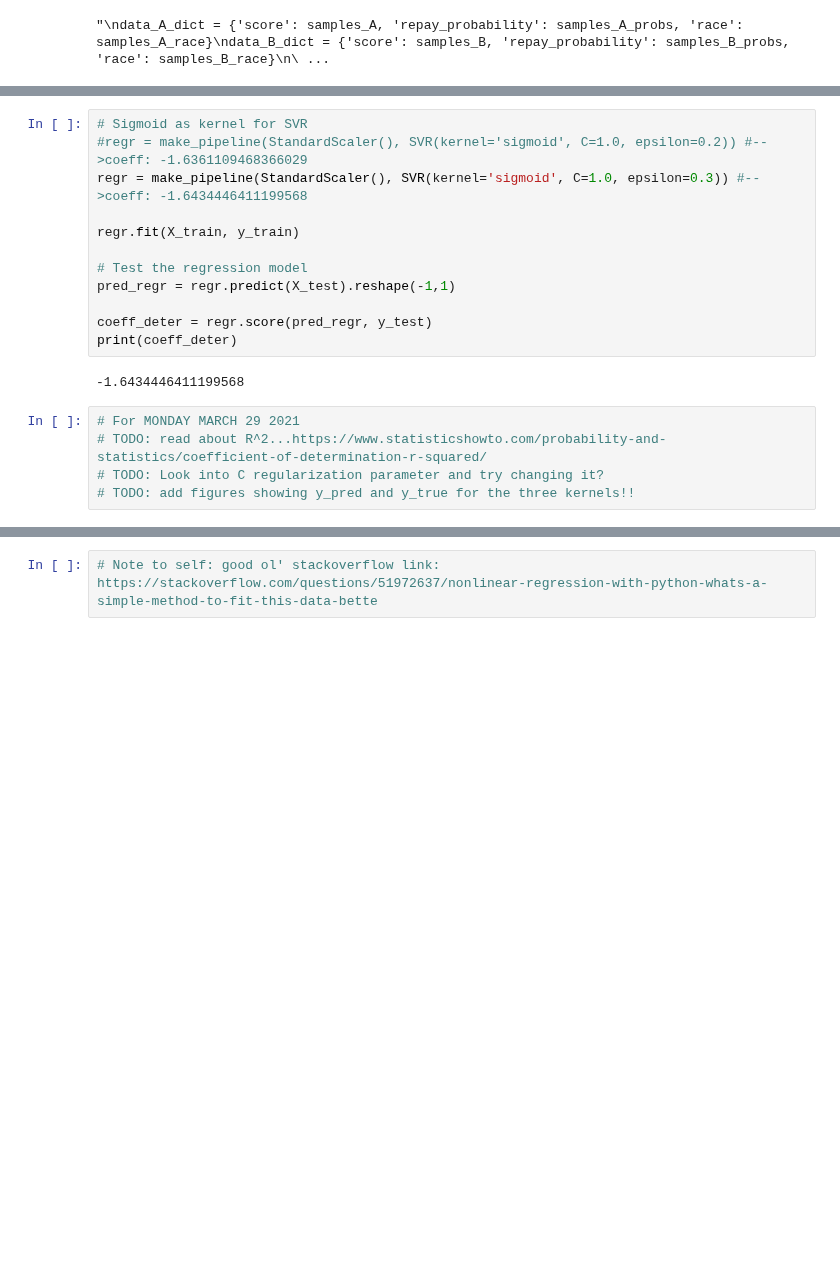
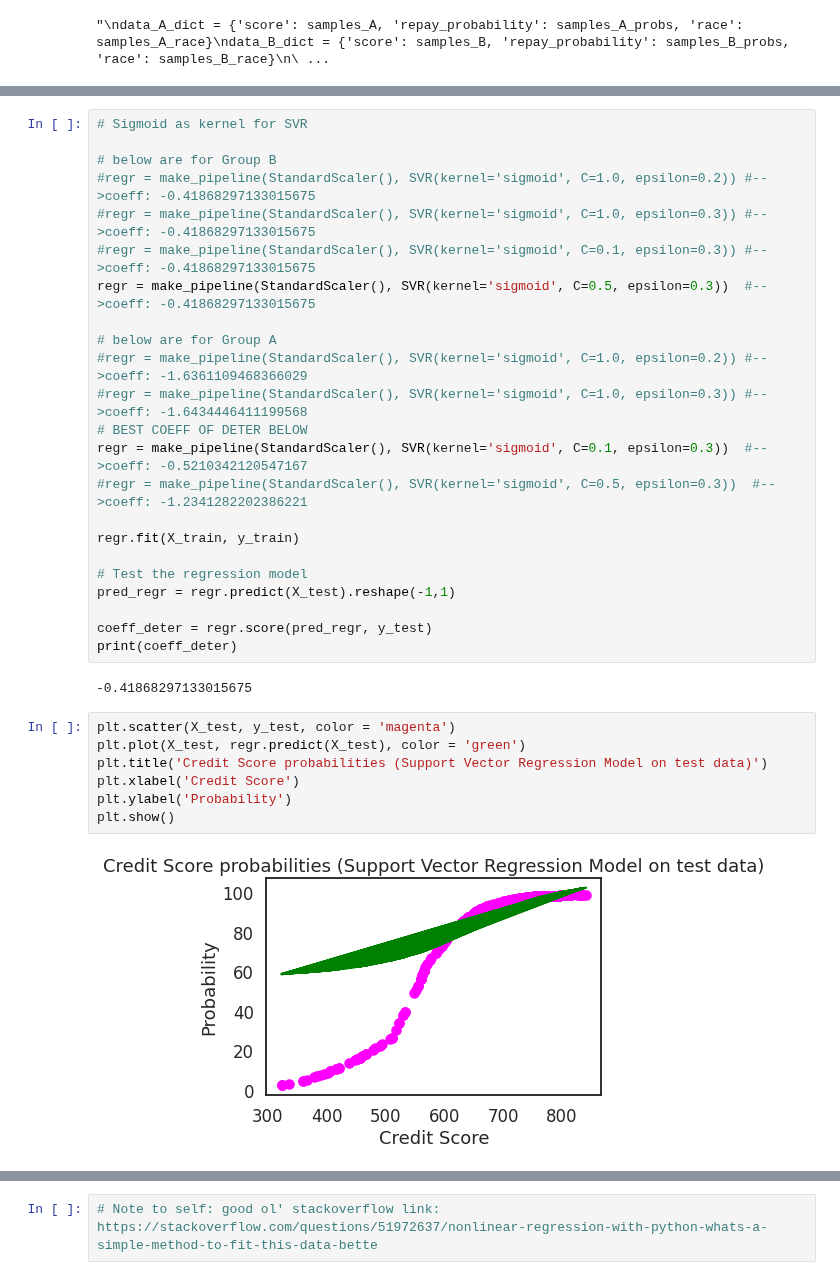
Before and after one commit to lydiatliu/delayedimpact, a Jupyter notebook: notebooks/simulated_data_NLR.ipynb, the cells around one changed output, grey strips where cells are left out. Saved outputs shown, nothing was run; the diff lists cells and outputs as text; blank space fills up the shorter version.

```diff
--- a/notebooks/simulated_data_NLR.ipynb
+++ b/notebooks/simulated_data_NLR.ipynb
@@ -225,7 +269,18 @@ print(coeff_deter)
 # %%
 # Sigmoid as kernel for SVR
+
+# below are for Group B
+#regr = make_pipeline(StandardScaler(), SVR(kernel='sigmoid', C=1.0, epsilon=0.2)) #-->coeff: -0.41868297133015675
+#regr = make_pipeline(StandardScaler(), SVR(kernel='sigmoid', C=1.0, epsilon=0.3)) #-->coeff: -0.41868297133015675
+#regr = make_pipeline(StandardScaler(), SVR(kernel='sigmoid', C=0.1, epsilon=0.3)) #-->coeff: -0.41868297133015675
+regr = make_pipeline(StandardScaler(), SVR(kernel='sigmoid', C=0.5, epsilon=0.3))  #-->coeff: -0.41868297133015675
+
+# below are for Group A
 #regr = make_pipeline(StandardScaler(), SVR(kernel='sigmoid', C=1.0, epsilon=0.2)) #-->coeff: -1.6361109468366029
-regr = make_pipeline(StandardScaler(), SVR(kernel='sigmoid', C=1.0, epsilon=0.3)) #-->coeff: -1.6434446411199568
+#regr = make_pipeline(StandardScaler(), SVR(kernel='sigmoid', C=1.0, epsilon=0.3)) #-->coeff: -1.6434446411199568
+# BEST COEFF OF DETER BELOW
+regr = make_pipeline(StandardScaler(), SVR(kernel='sigmoid', C=0.1, epsilon=0.3))  #-->coeff: -0.5210342120547167
+#regr = make_pipeline(StandardScaler(), SVR(kernel='sigmoid', C=0.5, epsilon=0.3))  #-->coeff: -1.2341282202386221
 
 regr.fit(X_train, y_train)
 
@@ -235,9 +290,13 @@ pred_regr = regr.predict(X_test).reshape(-1,1)
 coeff_deter = regr.score(pred_regr, y_test)
 print(coeff_deter)
 # %% [output]
--1.6434446411199568
+-0.41868297133015675
-# %%
-# For MONDAY MARCH 29 2021
-# TODO: read about R^2...https://www.statisticshowto.com/probability-and-statistics/coefficient-of-determination-r-squared/
-# TODO: Look into C regularization parameter and try changing it?
-# TODO: add figures showing y_pred and y_true for the three kernels!!
+# %%
+plt.scatter(X_test, y_test, color = 'magenta')
+plt.plot(X_test, regr.predict(X_test), color = 'green')
+plt.title('Credit Score probabilities (Support Vector Regression Model on test data)')
+plt.xlabel('Credit Score')
+plt.ylabel('Probability')
+plt.show()
+# %% [output]
+[figure, added]
```
Also changed, not shown: parts of 12 cells of this notebook.
